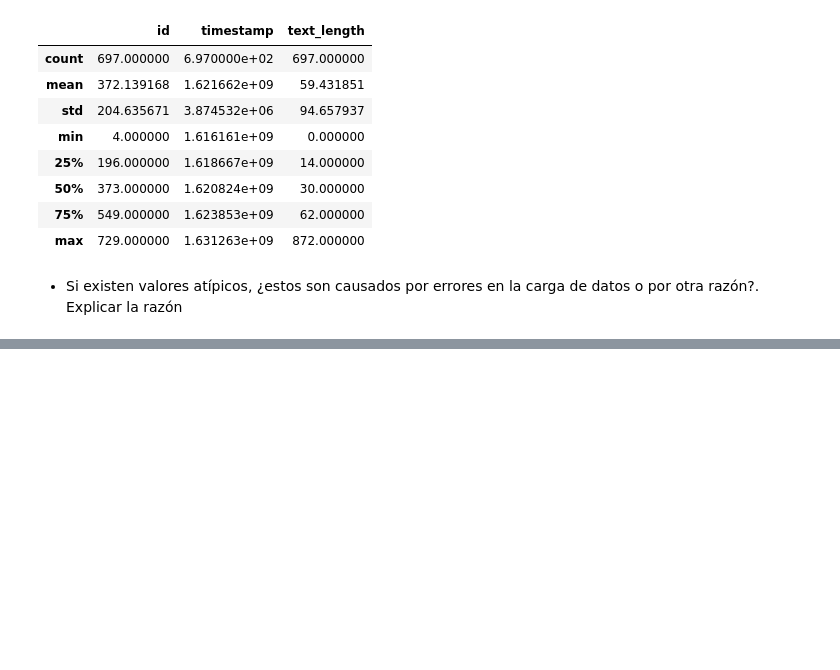
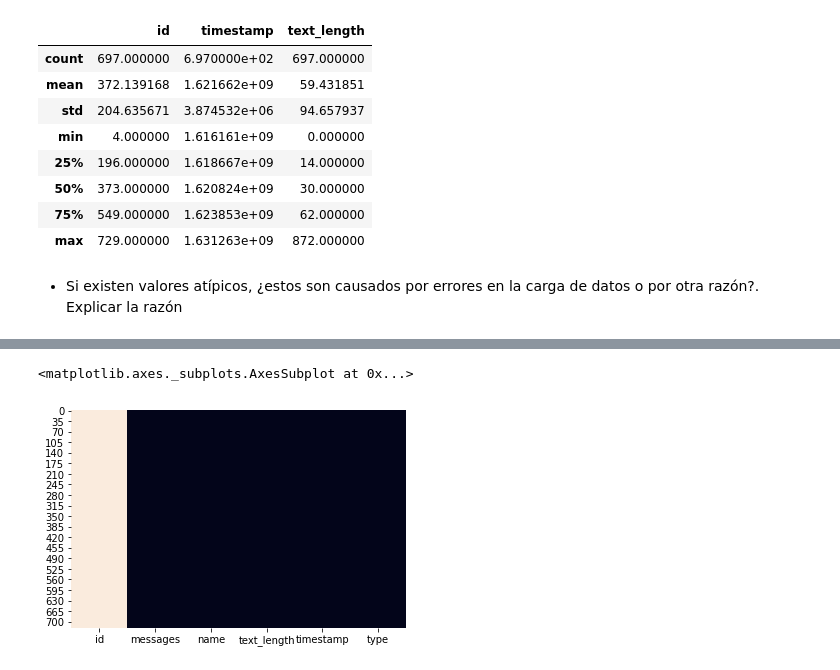
Before and after one commit to bossinblack/Dise-o-de-Base-de-Datos-II, a Jupyter notebook: tp3/TP3.ipynb, the cells around one changed output, grey strips where cells are left out. Cells and saved outputs as stored; diff of their text form; code cells hidden in the pictures; blank space fills up the shorter version.

```diff
--- a/tp3/TP3.ipynb
+++ b/tp3/TP3.ipynb
@@ -526,3 +542,8 @@ msn_notna.describe()
 | max | 729.000000 | 1.631263e+09 | 872.000000 |
 # %% [markdown]
 - Si existen valores atípicos, ¿estos son causados por errores en la carga de datos o por otra razón?. Explicar la razón
+# %%
+Q1 = msn_notna.quantile(0.25)
+Q3 = msn_notna.quantile(0.75)
+IQR = Q3 - Q1
+print(IQR)
@@ -528,0 +555,9 @@ msn_notna.describe()
+# %%
+rango_inferior = Q1 - 1.5 * IQR
+rango_superior = Q3 + 1.5 * IQR
+
+print("Rango superior")
+print(rango_inferior)
+
+print("\nRango inferior")
+print(rango_superior)
@@ -528,0 +576,3 @@ msn_notna.describe()
+# %%
+msn_notna_outliers = (df < rango_inferior) | (df > rango_superior)
+msn_notna_outliers
@@ -528,0 +593,5 @@ msn_notna.describe()
+# %%
+sns.heatmap(msn_notna_outliers, cbar=False)
+# %% [output]
+<matplotlib.axes._subplots.AxesSubplot at 0x...>
+[figure, added]
```
Also changed, not shown: parts of 9 cells of this notebook, 1 other file.
